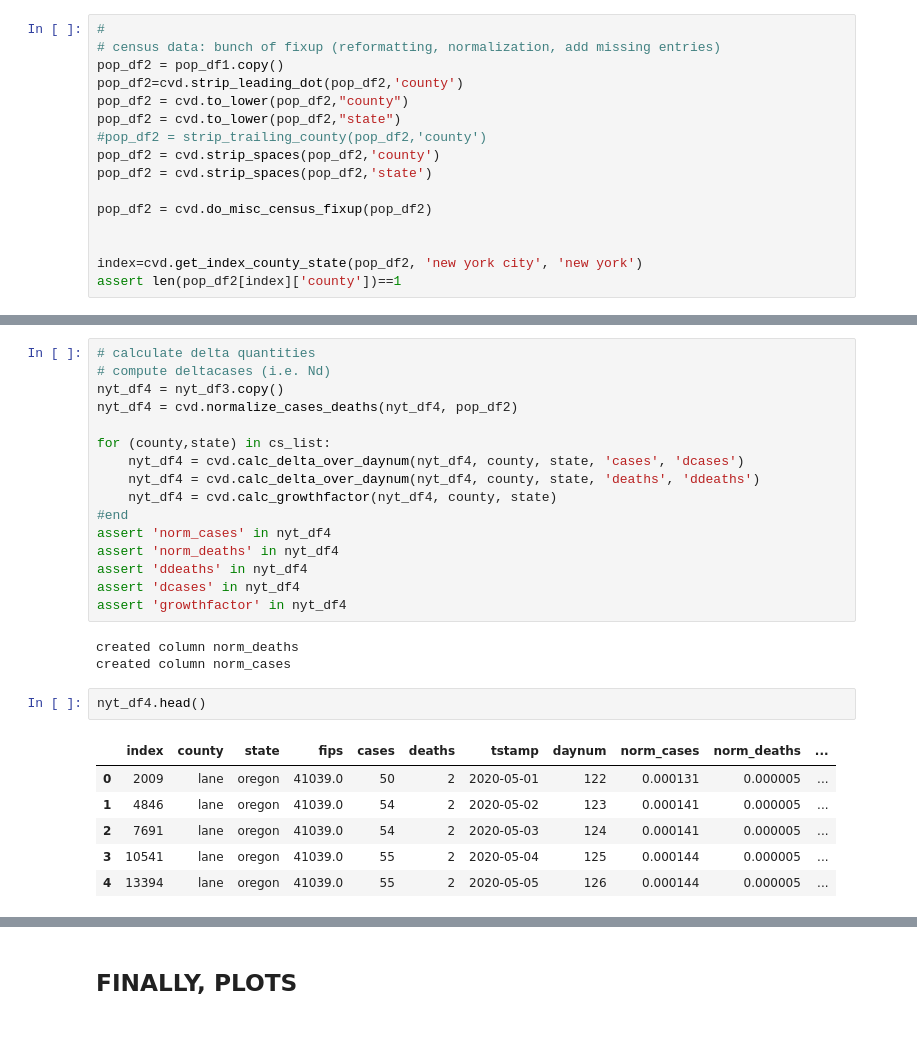
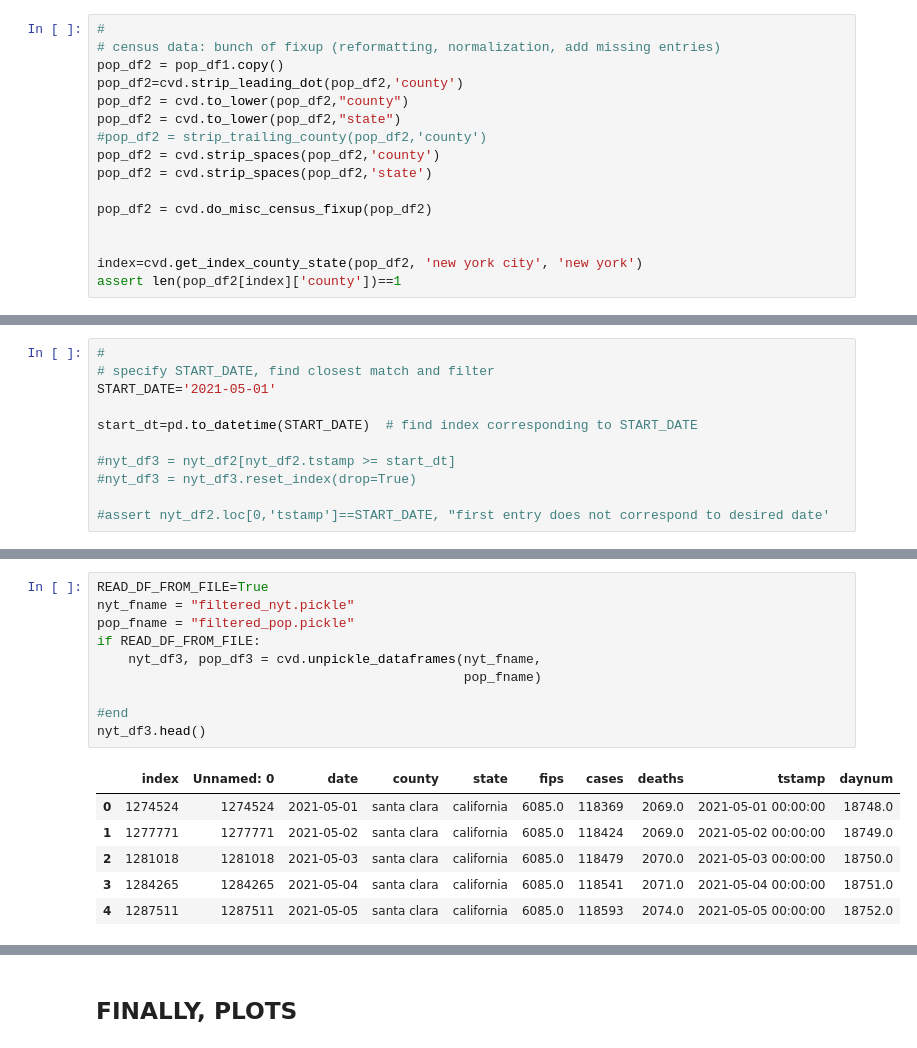
Before and after one commit to robyu/covid, a Jupyter notebook: analyze-nytimes-covid-county.ipynb, the cells around one changed output, grey strips where cells are left out. Saved outputs shown, nothing was run; the diff lists cells and outputs as text.

```diff
--- a/analyze-nytimes-covid-county.ipynb
+++ b/analyze-nytimes-covid-county.ipynb
@@ -116,0 +220,11 @@ assert len(mismatch_list)==0, f"found {len(mismatch_list)} (county,state) mismat
+# %%
+#
+# specify START_DATE, find closest match and filter
+START_DATE='2021-05-01'
+
+start_dt=pd.to_datetime(START_DATE)  # find index corresponding to START_DATE
+
+#nyt_df3 = nyt_df2[nyt_df2.tstamp >= start_dt]
+#nyt_df3 = nyt_df3.reset_index(drop=True)
+
+#assert nyt_df2.loc[0,'tstamp']==START_DATE, "first entry does not correspond to desired date'
@@ -237,28 +275,17 @@ assert len(nyt_df3[nyt_df3.county==cs_list[0][0]]) > 0, f"did not find rows with
-# %%
-# calculate delta quantities
-# compute deltacases (i.e. Nd)
-nyt_df4 = nyt_df3.copy()
-nyt_df4 = cvd.normalize_cases_deaths(nyt_df4, pop_df2)
-
-for (county,state) in cs_list:
-    nyt_df4 = cvd.calc_delta_over_daynum(nyt_df4, county, state, 'cases', 'dcases')
-    nyt_df4 = cvd.calc_delta_over_daynum(nyt_df4, county, state, 'deaths', 'ddeaths')
-    nyt_df4 = cvd.calc_growthfactor(nyt_df4, county, state)
-#end
-assert 'norm_cases' in nyt_df4
-assert 'norm_deaths' in nyt_df4
-assert 'ddeaths' in nyt_df4
-assert 'dcases' in nyt_df4
-assert 'growthfactor' in nyt_df4
-# %% [output]
-created column norm_deaths
-created column norm_cases
-# %%
-nyt_df4.head()
-# %% [output]
-|  | index | county | state | fips | cases | deaths | tstamp | daynum | norm_cases | norm_deaths | ... |
-| 0 | 2009 | lane | oregon | 41039.0 | 50 | 2 | 2020-05-01 | 122 | 0.000131 | 0.000005 | ... |
-| 1 | 4846 | lane | oregon | 41039.0 | 54 | 2 | 2020-05-02 | 123 | 0.000141 | 0.000005 | ... |
-| 2 | 7691 | lane | oregon | 41039.0 | 54 | 2 | 2020-05-03 | 124 | 0.000141 | 0.000005 | ... |
-| 3 | 10541 | lane | oregon | 41039.0 | 55 | 2 | 2020-05-04 | 125 | 0.000144 | 0.000005 | ... |
-| 4 | 13394 | lane | oregon | 41039.0 | 55 | 2 | 2020-05-05 | 126 | 0.000144 | 0.000005 | ... |
+# %%
+READ_DF_FROM_FILE=True
+nyt_fname = "filtered_nyt.pickle"
+pop_fname = "filtered_pop.pickle"
+if READ_DF_FROM_FILE:
+    nyt_df3, pop_df3 = cvd.unpickle_dataframes(nyt_fname,
+                                               pop_fname)
+
+#end
+nyt_df3.head()
+# %% [output]
+|  | index | Unnamed: 0 | date | county | state | fips | cases | deaths | tstamp | daynum |
+| 0 | 1274524 | 1274524 | 2021-05-01 | santa clara | california | 6085.0 | 118369 | 2069.0 | 2021-05-01 00:00:00 | 18748.0 |
+| 1 | 1277771 | 1277771 | 2021-05-02 | santa clara | california | 6085.0 | 118424 | 2069.0 | 2021-05-02 00:00:00 | 18749.0 |
+| 2 | 1281018 | 1281018 | 2021-05-03 | santa clara | california | 6085.0 | 118479 | 2070.0 | 2021-05-03 00:00:00 | 18750.0 |
+| 3 | 1284265 | 1284265 | 2021-05-04 | santa clara | california | 6085.0 | 118541 | 2071.0 | 2021-05-04 00:00:00 | 18751.0 |
+| 4 | 1287511 | 1287511 | 2021-05-05 | santa clara | california | 6085.0 | 118593 | 2074.0 | 2021-05-05 00:00:00 | 18752.0 |
```
Also changed, not shown: parts of 41 cells of this notebook, 2 other files.
